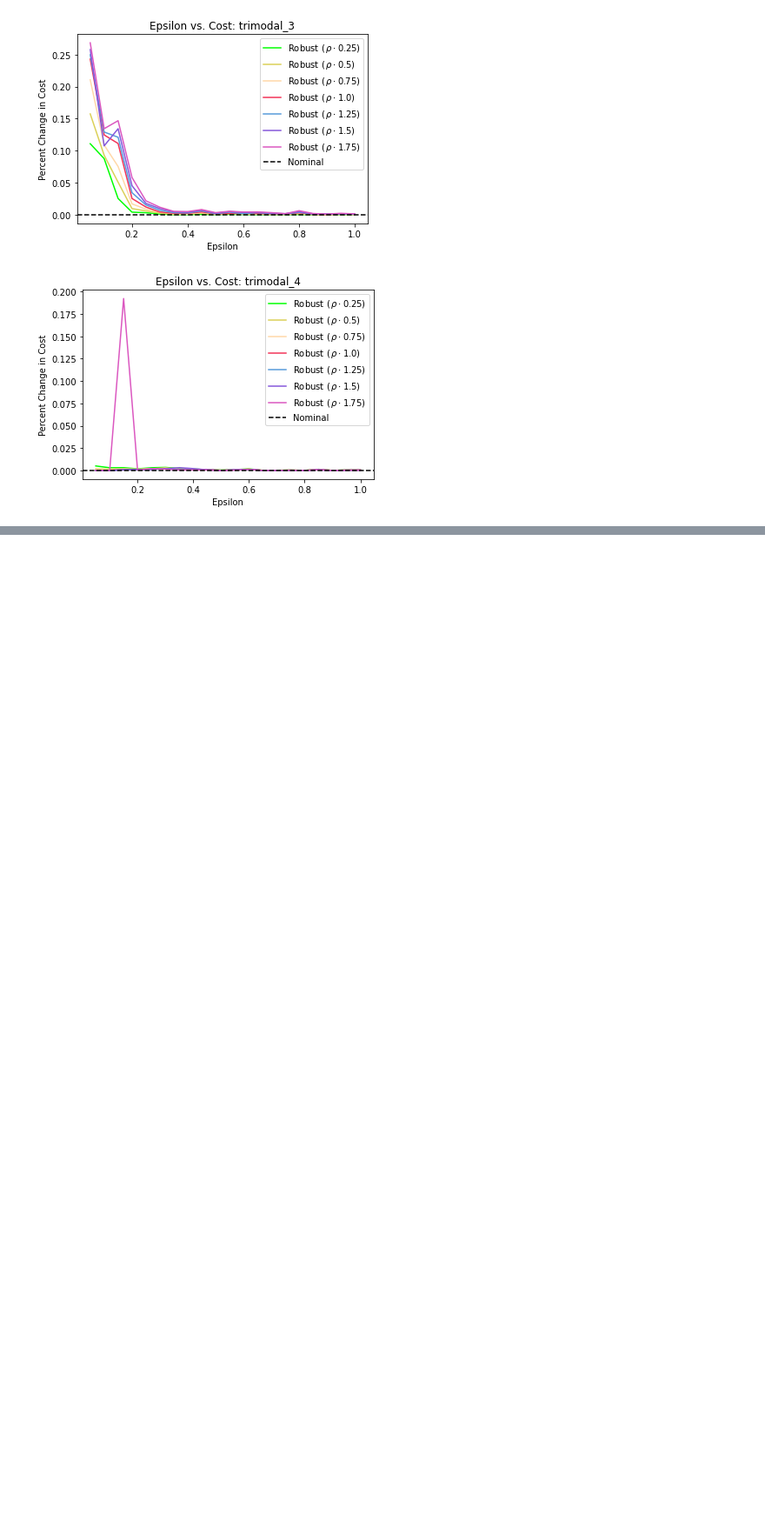
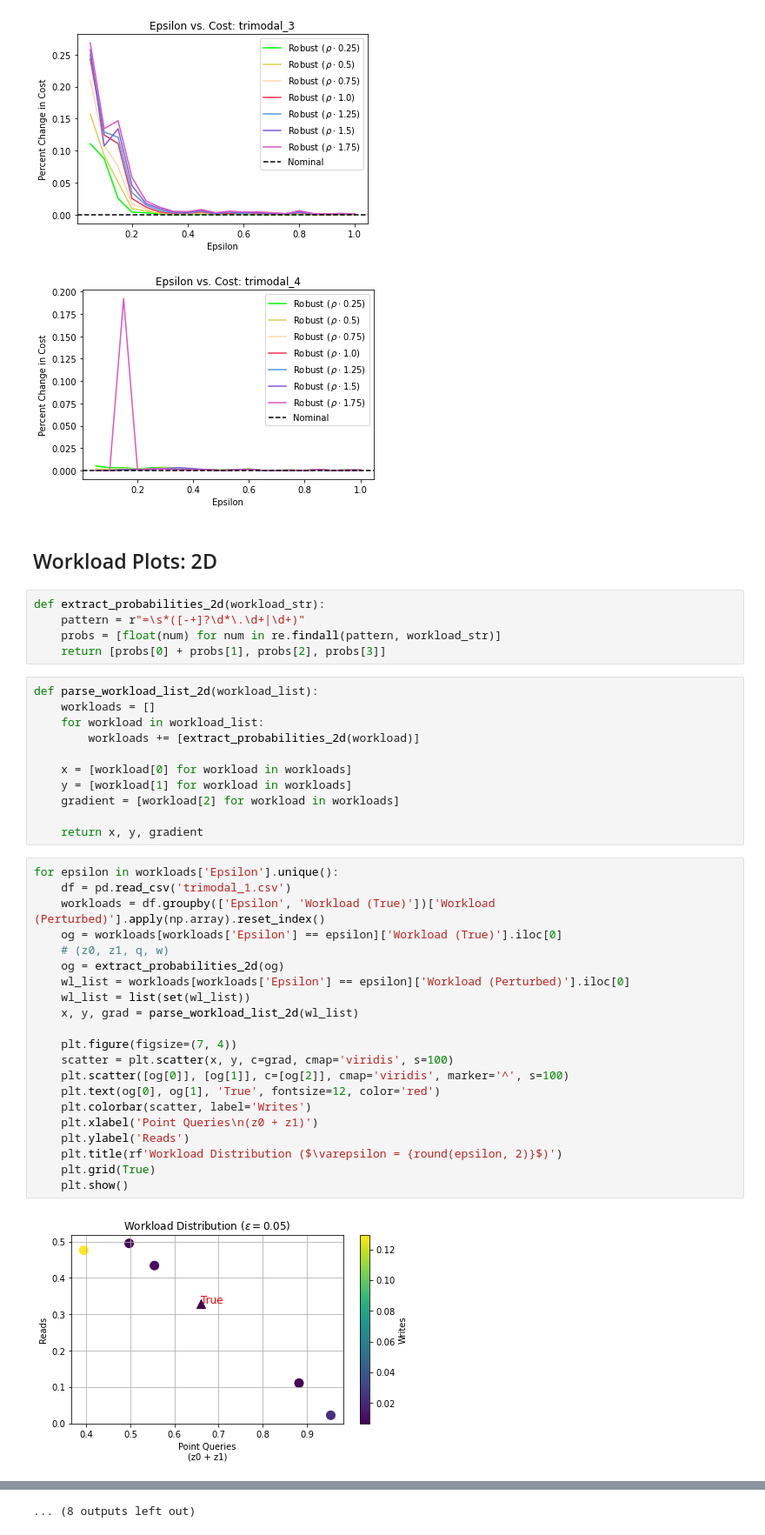
Before and after one commit to Pizzawookiee/private_lsm_tuning, a Jupyter notebook: notebook/epsilon_cost_experiment.ipynb, the cells around one changed output, grey strips where cells are left out. Shown at 87% size. Drawn from its saved outputs; the diff is of its cells as text; blank space fills up the shorter version.

Commit message:
graphs and data

```diff
--- a/notebook/epsilon_cost_experiment.ipynb
+++ b/notebook/epsilon_cost_experiment.ipynb
@@ -89,3 +91,44 @@ for file_num in range(len(files)):
 [figure]
 [figure]
 [figure]
+# %% [markdown]
+## Workload Plots: 2D
+# %%
+def extract_probabilities_2d(workload_str):
+    pattern = r"=\s*([-+]?\d*\.\d+|\d+)"
+    probs = [float(num) for num in re.findall(pattern, workload_str)]
+    return [probs[0] + probs[1], probs[2], probs[3]]
+# %%
+def parse_workload_list_2d(workload_list):
+    workloads = []
+    for workload in workload_list:
+        workloads += [extract_probabilities_2d(workload)]
+
+    x = [workload[0] for workload in workloads]
+    y = [workload[1] for workload in workloads]
+    gradient = [workload[2] for workload in workloads]
+
+    return x, y, gradient
+# %%
+for epsilon in workloads['Epsilon'].unique():
+    df = pd.read_csv('trimodal_1.csv')
+    workloads = df.groupby(['Epsilon', 'Workload (True)'])['Workload (Perturbed)'].apply(np.array).reset_index()
+    og = workloads[workloads['Epsilon'] == epsilon]['Workload (True)'].iloc[0]
+    # (z0, z1, q, w)
+    og = extract_probabilities_2d(og)
+    wl_list = workloads[workloads['Epsilon'] == epsilon]['Workload (Perturbed)'].iloc[0]
+    wl_list = list(set(wl_list))
+    x, y, grad = parse_workload_list_2d(wl_list)
+
+    plt.figure(figsize=(7, 4))
+    scatter = plt.scatter(x, y, c=grad, cmap='viridis', s=100)
+    plt.scatter([og[0]], [og[1]], c=[og[2]], cmap='viridis', marker='^', s=100)
+    plt.text(og[0], og[1], 'True', fontsize=12, color='red')
+    plt.colorbar(scatter, label='Writes')
+    plt.xlabel('Point Queries\n(z0 + z1)')
+    plt.ylabel('Reads')
+    plt.title(rf'Workload Distribution ($\varepsilon = {round(epsilon, 2)}$)')
+    plt.grid(True)
+    plt.show()
+# %% [output]
+[figure, added]
@@ -91,0 +146 @@ for file_num in range(len(files)):
+... (8 outputs left out)
```
Also changed, not shown: parts of 10 cells of this notebook, 6 other files.
